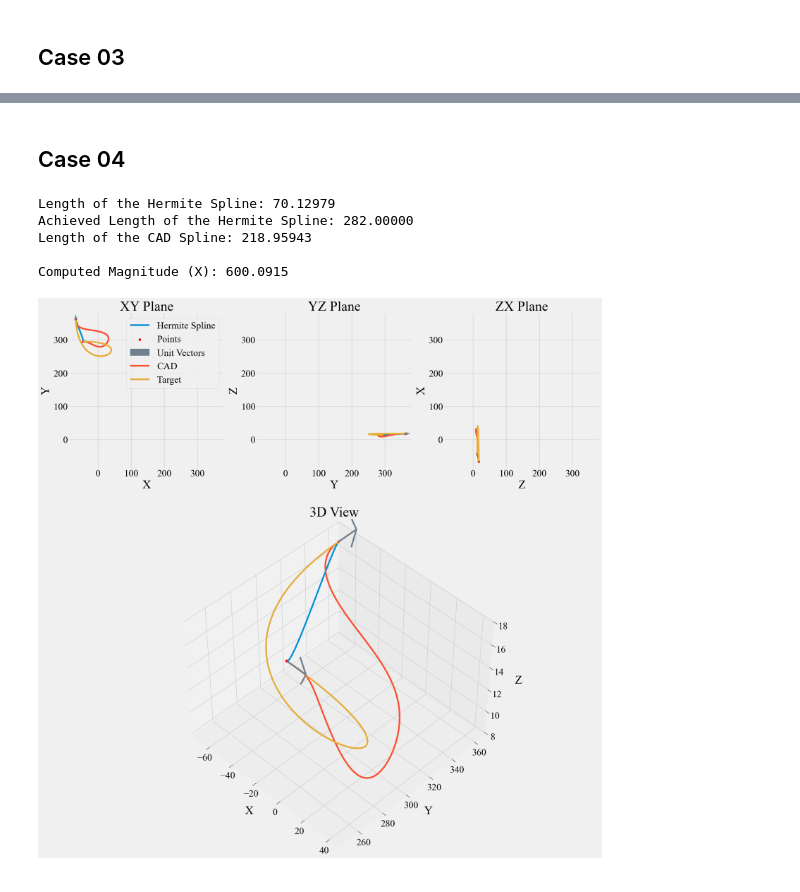
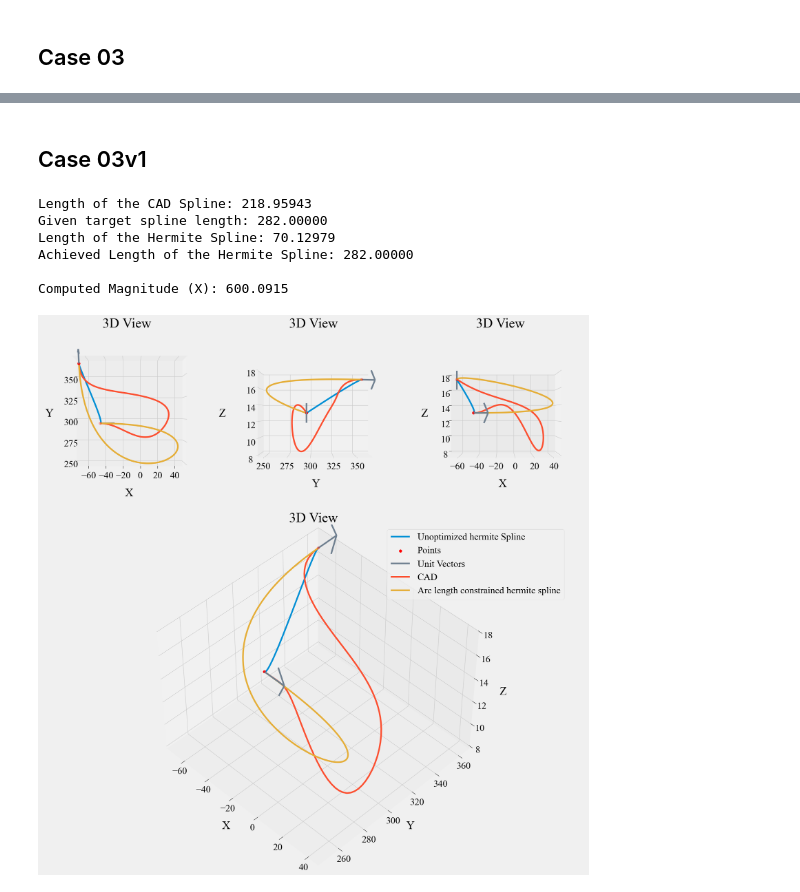
Before and after one commit to pranavduraisamy/spline-valeo, a Jupyter notebook: hermite/03-case-compare.ipynb, the cells around one changed output, grey strips where cells are left out. Cells and saved outputs as stored; diff of their text form; code cells hidden in the pictures.

Commit message:
plotter update

```diff
--- a/hermite/03-case-compare.ipynb
+++ b/hermite/03-case-compare.ipynb
@@ -129,41 +129,43 @@ Computed Magnitude (X): 498.1729
 # %% [markdown]
-## Case 04
+## Case 03v1
 # %%
-df=pd.read_csv('../data/data-03102025.csv')
+df=pd.read_csv('../data/case-03v1.csv')
 df=df.drop(4)
 cad=df.iloc[10:,2:].reset_index(drop=True).astype(float)
 
 p0=df.iloc[5,2:].values.astype(float)    # Point0
 p1=df.iloc[6,2:].values.astype(float)    # Point1
 u0=df.iloc[8,2:].values.astype(float)    # Unit Vector @ Point0
 u1=df.iloc[9,2:].values.astype(float)    # Unit Vector @ Point1
 m0=df.iloc[2,1]                          # Magnitude for Vector1
 m1=df.iloc[3,1]                          # Magnitude for Vector2
 u0_init=u0*m0
 u1_init=u1*m1
 spl=utils.hermite(p0, p1, u0_init, u1_init,num_points=51)
 
 tgt=float(df.iloc[0,1])                  # Target spline length
 
 obj_fn=lambda x: utils.length(utils.hermite(p0,p1,x*u0,x*u1)) - tgt
 sol=optimize.root_scalar(obj_fn, bracket=[0, tgt*3], method='brentq')
 solx=sol.root
 
 u0_final=solx*u0
 u1_final=solx*u1
 spl=utils.hermite(p0,p1,u0_init,u1_init,num_points=100)
 spl_tgt=utils.hermite(p0,p1,u0_final,u1_final,num_points=100)
 
+print(f'Length of the CAD Spline: {utils.length(cad.values):.5f}')
+print(f'Given target spline length: {tgt:.5f}')
 print(f'Length of the Hermite Spline: {utils.length(spl.astype(float)):.5f}')
 print(f'Achieved Length of the Hermite Spline: {utils.length(spl_tgt.astype(float)):.5f}')
-print(f'Length of the CAD Spline: {utils.length(cad.values):.5f}')
 print(f'\nComputed Magnitude (X): {solx:.4f}')
 
-utils.plotter(spl,p0,p1,u0_init,u1_init,cad=cad.values,tgt=spl_tgt,padd=20)
+utils.plotter(spl,p0,p1,u0_init,u1_init,cad=cad.values,tgt=spl_tgt)
 # %% [output]
+Length of the CAD Spline: 218.95943
+Given target spline length: 282.00000
 Length of the Hermite Spline: 70.12979
 Achieved Length of the Hermite Spline: 282.00000
-Length of the CAD Spline: 218.95943
 
 Computed Magnitude (X): 600.0915
-[figure, old version]
+[figure, new version]
```
Also changed, not shown: parts of 3 cells of this notebook, 2 other files.
